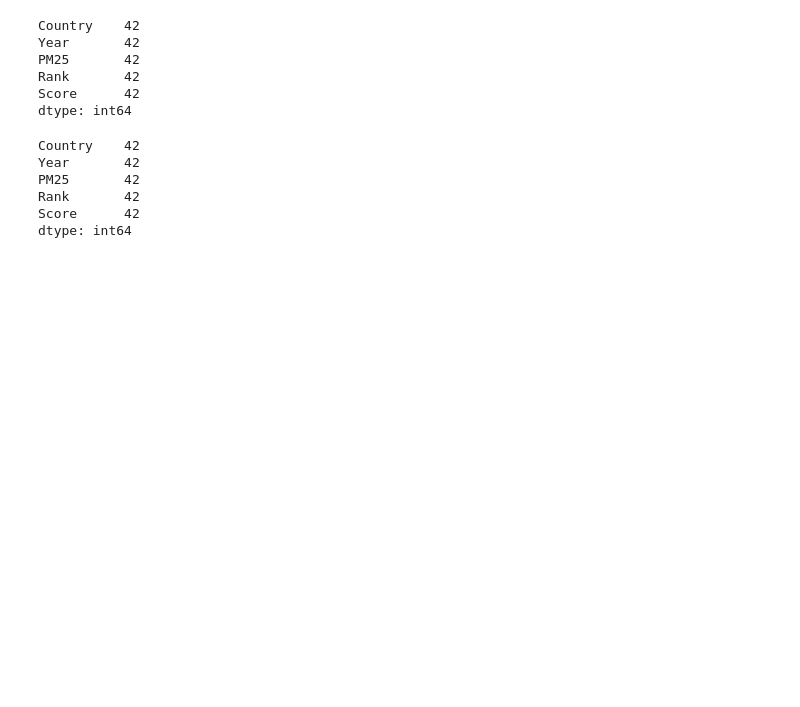
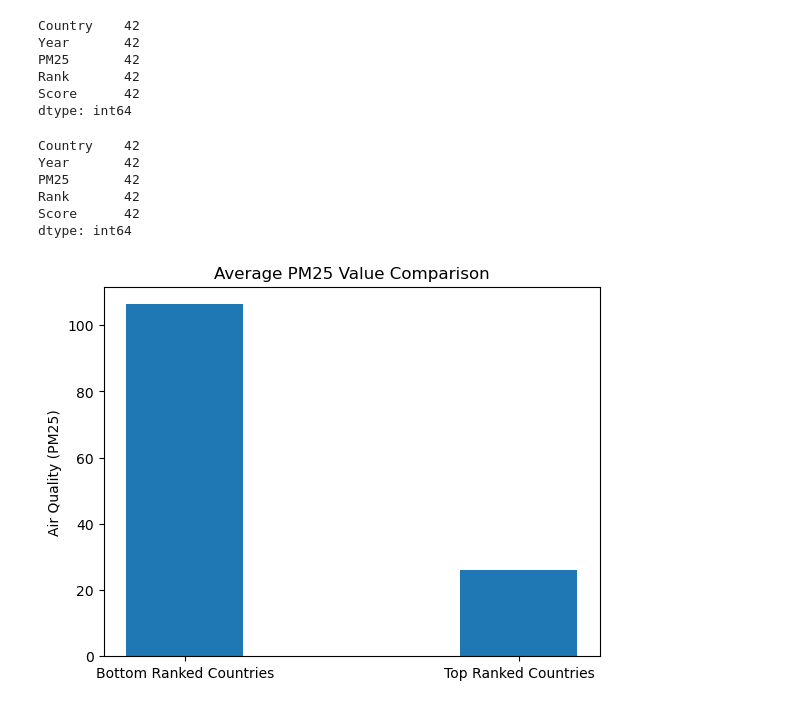
Before and after one commit to benoitchamot/AirQuality_and_Happiness, a Jupyter notebook: Analysis_AirQuality_and_Happiness.ipynb, the cells around one changed output. Drawn from its saved outputs; the diff is of its cells as text; code cells hidden in the pictures; blank space fills up the shorter version.

```diff
--- a/Analysis_AirQuality_and_Happiness.ipynb
+++ b/Analysis_AirQuality_and_Happiness.ipynb
@@ -212,3 +206,26 @@ PM25       42
 Rank       42
 Score      42
 dtype: int64
+# %%
+# Calculate the PM25 Mean across both Top Countries and Bottom Countries dataframes
+bottom_mean = bottom_countries_df['PM25'].mean()
+top_mean = top_countries_df['PM25'].mean()
+
+# Create a bar plot to compare the average PM25 values
+labels = ['Bottom Ranked Countries', 'Top Ranked Countries']
+mean_values = [bottom_mean, top_mean]
+
+x = range(len(labels))
+width = 0.35
+
+fig, ax = plt.subplots()
+rects = ax.bar(x, mean_values, width)
+
+ax.set_ylabel('Air Quality (PM25)')
+ax.set_title('Average PM25 Value Comparison')
+ax.set_xticks(x)
+ax.set_xticklabels(labels)
+
+plt.show()
+# %% [output]
+[figure, added]
```
Also changed, not shown: parts of 5 cells of this notebook.
